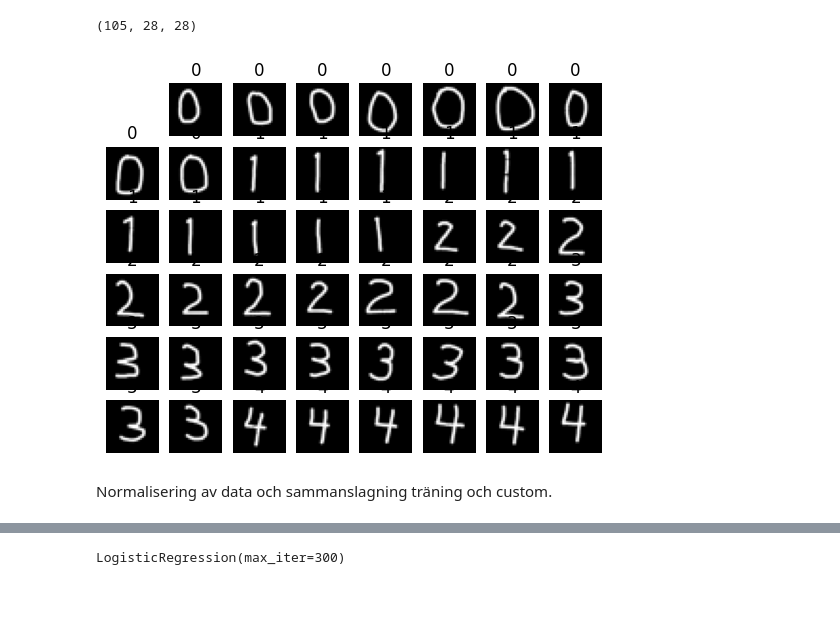
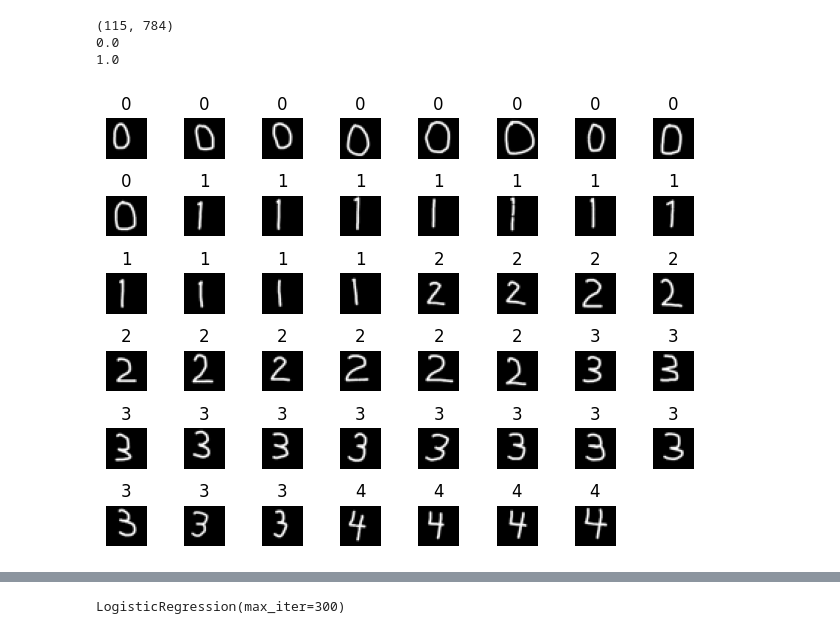
Before and after one commit to gosolna-commits/YH-Kunskapskontroll-AI, a Jupyter notebook: Göran_kunskapskontroll_AI.ipynb, the cells around one changed output, grey strips where cells are left out. Saved outputs shown, nothing was run; the diff lists cells and outputs as text; code cells hidden in the pictures; blank space fills up the shorter version.

```diff
--- a/Göran_kunskapskontroll_AI.ipynb
+++ b/Göran_kunskapskontroll_AI.ipynb
@@ -166,51 +297,44 @@ for label in range(10):
         img = Image.open(img_path).convert('L')  # grayscale
 
         # Resize to 28x28
-        img = img.resize((28, 28))
-
-        # Convert to array
-        img = np.array(img)
+        #img = img.resize((28, 28))
 
         # Invert colors (IMPORTANT for MNIST!)
         # img = 255 - img
-
-        # Normalize
-        img = img / 255.0
 
         data.append(img)
         labels.append(label)
 
 # Convert to numpy
-x_custom = np.array(data)
+X_custom = np.array(data)
 y_custom = np.array(labels)
 
-print(x_custom.shape)  # (num_images, 28, 28)
+X_custom = X_custom.reshape(-1, 784)
+
+# Normalize
+X_custom = X_custom / 255.0
+
+print(X_custom.shape)  # (num_images, 28, 28)
+print(X_custom.min())
+print(X_custom.max())
 # %% [output]
-(105, 28, 28)
+(115, 784)
+0.0
+1.0
-# %%
-#Exempel egna bilder
-import matplotlib.pyplot as plt
-
-for i in range(1,48):
-    plt.subplot(6, 8, i+1)
-    plt.imshow(x_custom[i], cmap='gray')
-    plt.title(y_custom[i])
-    plt.axis('off')
-
-plt.show()
-# %% [output]
-[figure, removed]
-# %% [markdown]
-Normalisering av data och sammanslagning träning och custom.
-# %%
-#Formatet
-#Normalisering
-
-#Inga felaktiga
-
-x_custom = x_custom / 255.0
-y_custom = y_custom / 255.0
-
-x_custom = x_custom.reshape(-1, 784)
-
-y_custom = y_custom.astype(int)
+# %%
+import matplotlib.pyplot as plt
+
+for i in range(1, 48):
+
+    plt.subplot(6, 8, i)
+
+    plt.imshow(X_custom[i].reshape(28,28), cmap='gray')
+
+    plt.title(y_custom[i])
+
+    plt.axis('off')
+
+plt.tight_layout()
+plt.show()
+# %% [output]
+[figure, added]
```
Also changed, not shown: parts of 89 cells of this notebook.
